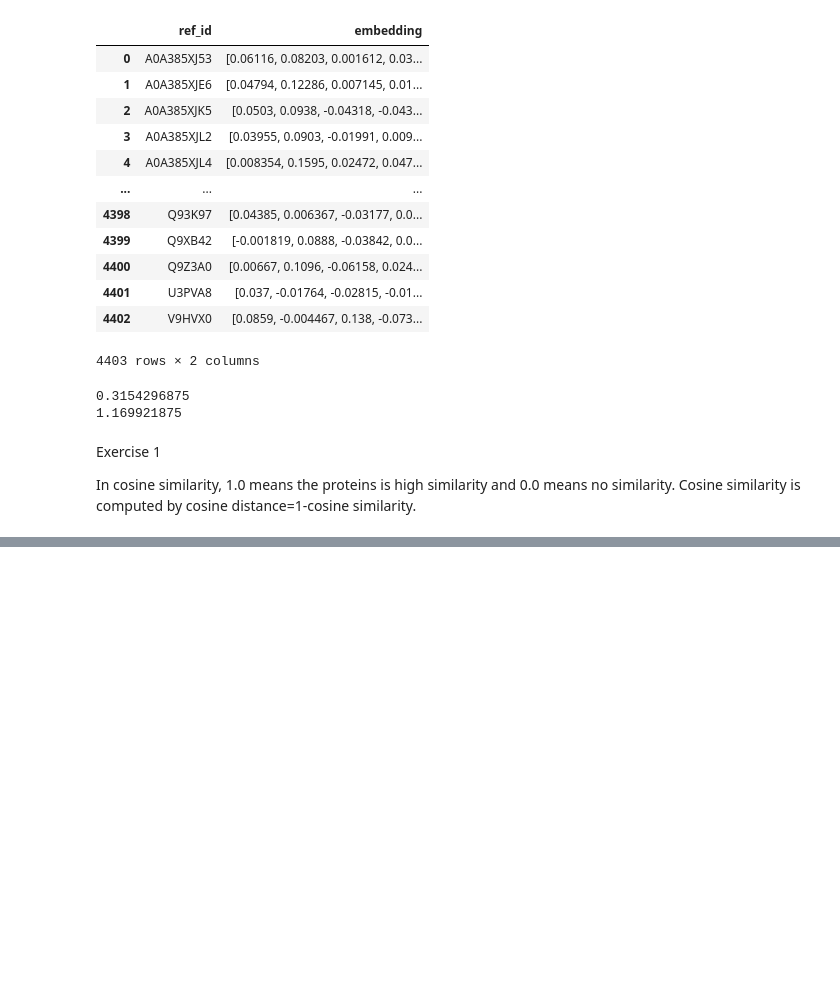
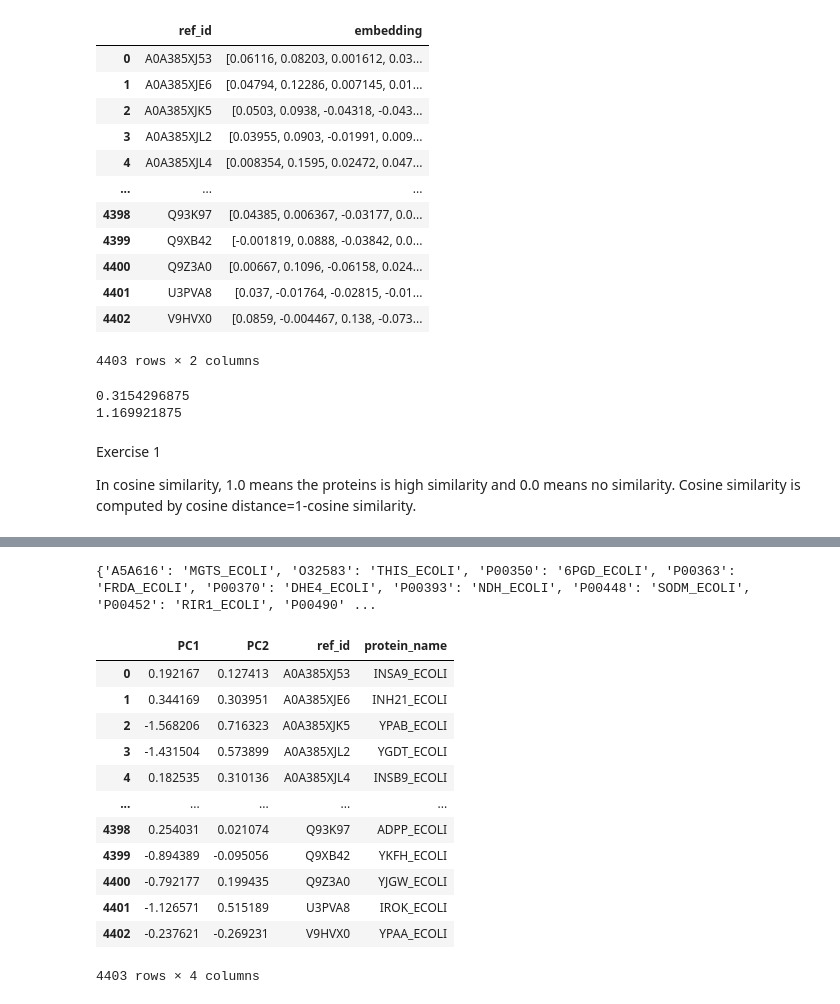
Before and after one commit to wiz124/chem169-git, a Jupyter notebook: Li_Harry_RID_015_code.ipynb, the cells around one changed output, grey strips where cells are left out. Cells and saved outputs as stored; diff of their text form; code cells hidden in the pictures; blank space fills up the shorter version.

```diff
--- a/Li_Harry_RID_015_code.ipynb
+++ b/Li_Harry_RID_015_code.ipynb
@@ -82,0 +160,38 @@ for i,embedding in enumerate(df['embedding']):
+# %%
+#Exercise 4
+import plotly.express as px
+
+namedf = pd.read_csv('proteome.tsv', sep='\t')
+namedict=namedf.set_index('Entry')['Entry Name'].to_dict()
+print(namedict)
+
+
+pca_df=pd.DataFrame(data=pca_result,columns=['PC1','PC2'])
+pca_df['ref_id']=prot_embeddings.keys()
+
+lst=[]
+for protein_id in pca_df['ref_id']:
+  lst.append(namedict[protein_id])
+pca_df['protein_name']=lst
+display(pca_df)
+
+fig = px.scatter(pca_df, x='PC1', y='PC2', title='Embeddings projected to 2D',
+  hover_name='protein_name', hover_data=['ref_id']
+)
+
+fig.show()
+# %% [output]
+{'A5A616': 'MGTS_ECOLI', 'O32583': 'THIS_ECOLI', 'P00350': '6PGD_ECOLI', 'P00363': 'FRDA_ECOLI', 'P00370': 'DHE4_ECOLI', 'P00393': 'NDH_ECOLI', 'P00448': 'SODM_ECOLI', 'P00452': 'RIR1_ECOLI', 'P00490' ...
+|  | PC1 | PC2 | ref_id | protein_name |
+| 0 | 0.192167 | 0.127413 | A0A385XJ53 | INSA9_ECOLI |
+| 1 | 0.344169 | 0.303951 | A0A385XJE6 | INH21_ECOLI |
+| 2 | -1.568206 | 0.716323 | A0A385XJK5 | YPAB_ECOLI |
+| 3 | -1.431504 | 0.573899 | A0A385XJL2 | YGDT_ECOLI |
+| 4 | 0.182535 | 0.310136 | A0A385XJL4 | INSB9_ECOLI |
+| ... | ... | ... | ... | ... |
+| 4398 | 0.254031 | 0.021074 | Q93K97 | ADPP_ECOLI |
+| 4399 | -0.894389 | -0.095056 | Q9XB42 | YKFH_ECOLI |
+| 4400 | -0.792177 | 0.199435 | Q9Z3A0 | YJGW_ECOLI |
+| 4401 | -1.126571 | 0.515189 | U3PVA8 | IROK_ECOLI |
+| 4402 | -0.237621 | -0.269231 | V9HVX0 | YPAA_ECOLI |
+4403 rows × 4 columns
```
Also changed, not shown: parts of 8 cells of this notebook.
